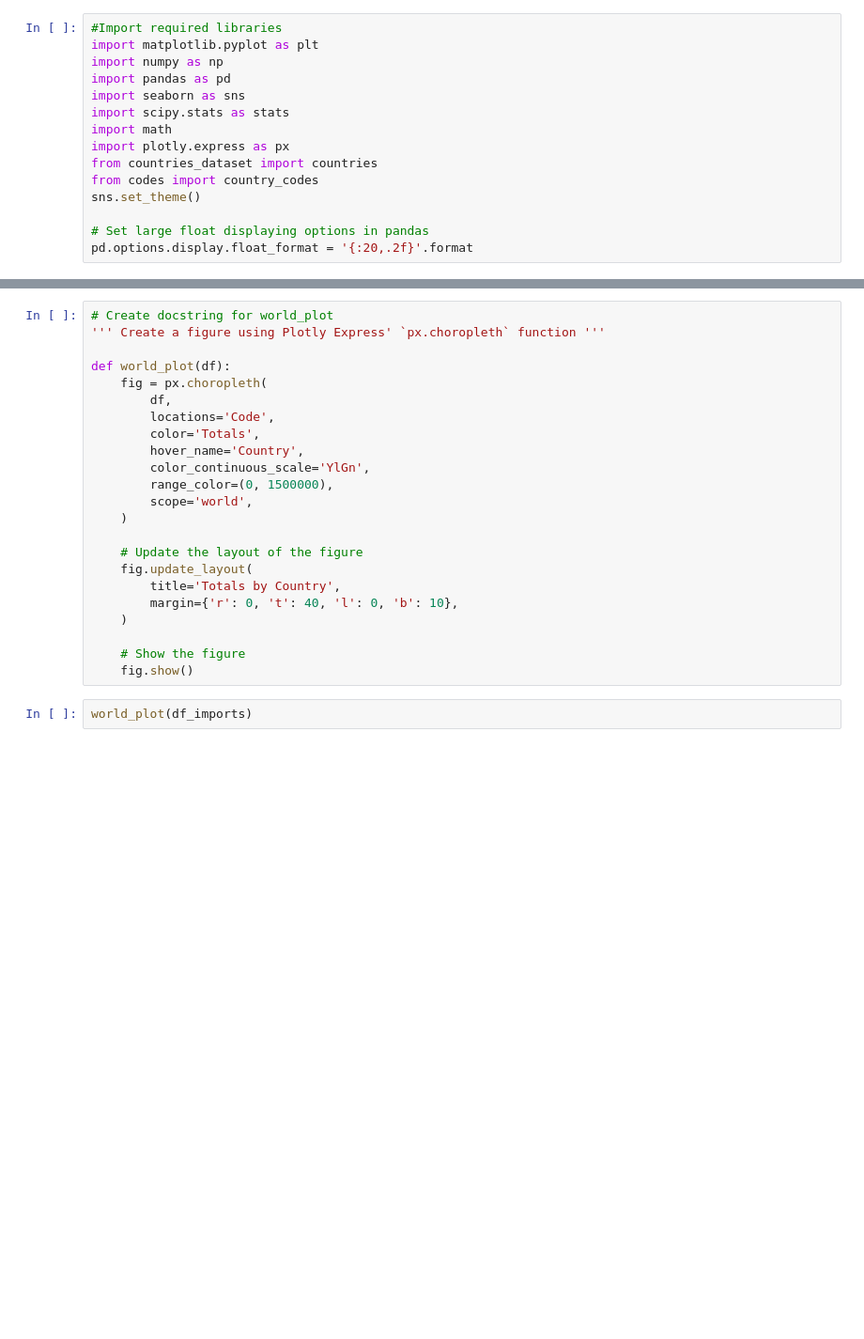
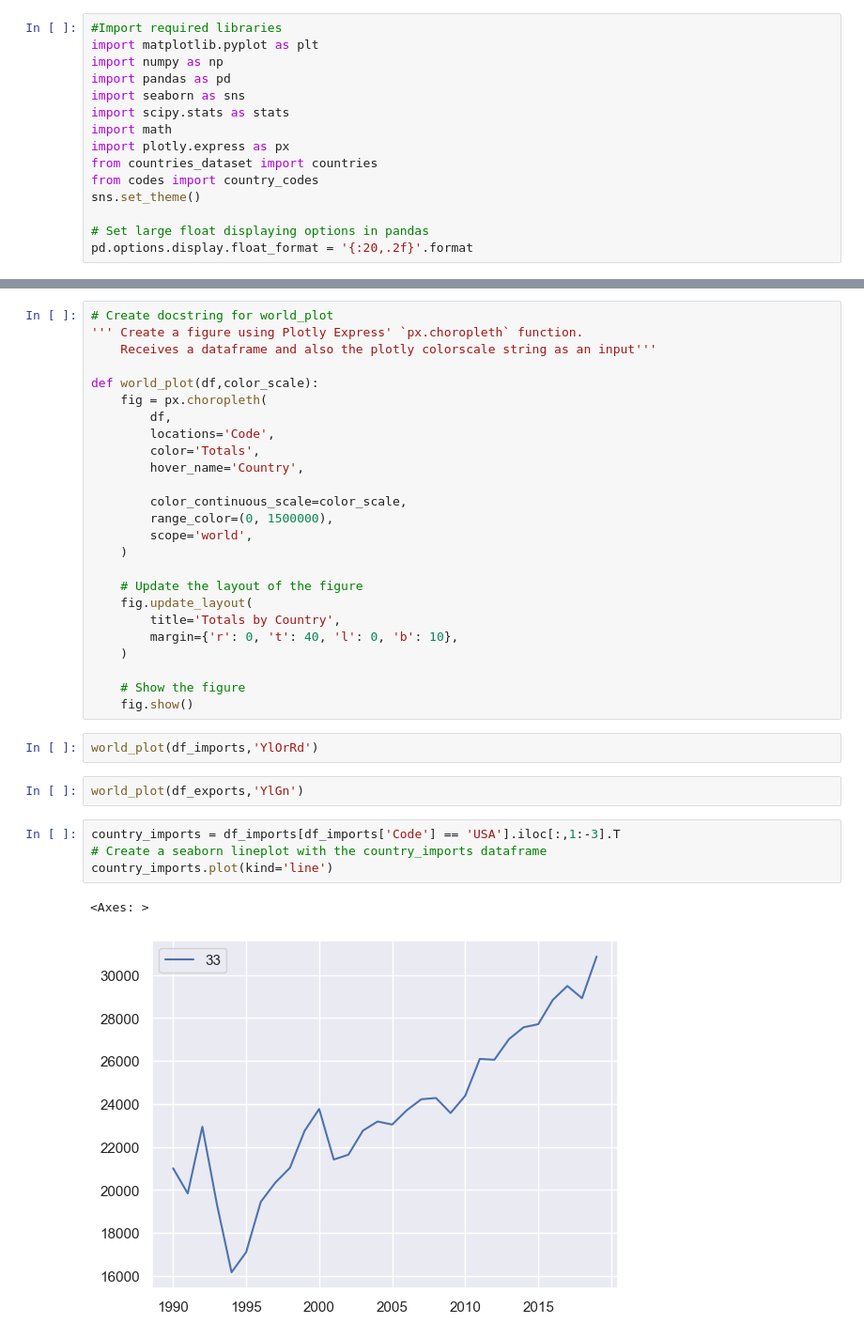
Before and after one commit to jjcastillot/Coffee_production_consumption, a Jupyter notebook: coffee_data_analysis.ipynb, the cells around one changed output, grey strips where cells are left out. Shown at 94% size. Cells and saved outputs as stored; diff of their text form; blank space fills up the shorter version.

Commit message:
Created lineplot function for imports

```diff
--- a/coffee_data_analysis.ipynb
+++ b/coffee_data_analysis.ipynb
@@ -82,14 +77,16 @@ print(top10_imports)
 # %%
 # Create docstring for world_plot
-''' Create a figure using Plotly Express' `px.choropleth` function '''
+''' Create a figure using Plotly Express' `px.choropleth` function.
+    Receives a dataframe and also the plotly colorscale string as an input'''
 
-def world_plot(df):
+def world_plot(df,color_scale):
     fig = px.choropleth(
         df,
         locations='Code',
         color='Totals',
         hover_name='Country',
-        color_continuous_scale='YlGn',
+
+        color_continuous_scale=color_scale,
         range_color=(0, 1500000),
         scope='world',
     )
@@ -103,4 +100,13 @@ def world_plot(df):
     # Show the figure
     fig.show()
 # %%
-world_plot(df_imports)
+world_plot(df_imports,'YlOrRd')
+# %%
+world_plot(df_exports,'YlGn')
+# %%
+country_imports = df_imports[df_imports['Code'] == 'USA'].iloc[:,1:-3].T
+# Create a seaborn lineplot with the country_imports dataframe
+country_imports.plot(kind='line')
+# %% [output]
+<Axes: >
+[figure, added]
```
Also changed, not shown: parts of 3 cells of this notebook.
